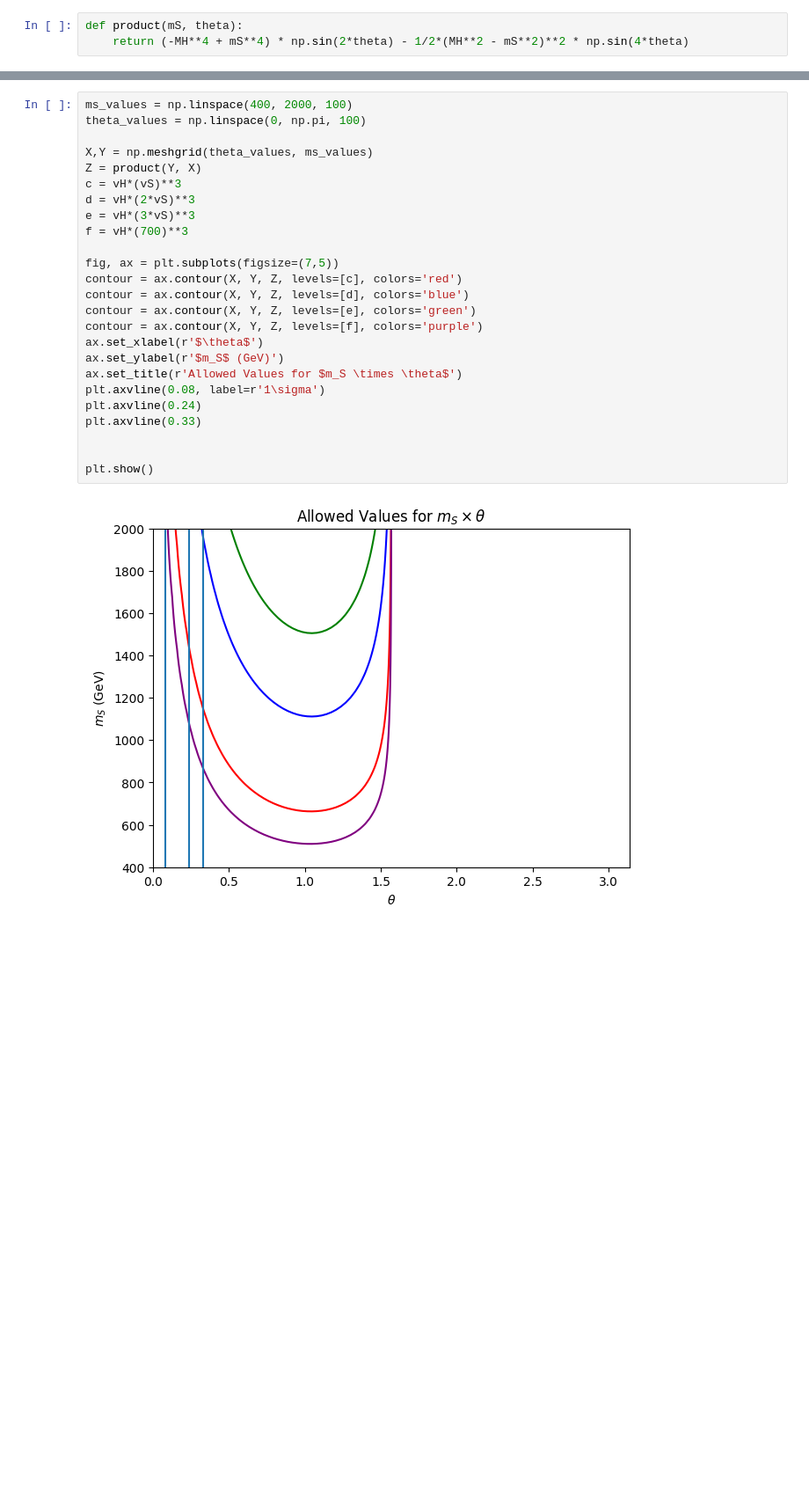
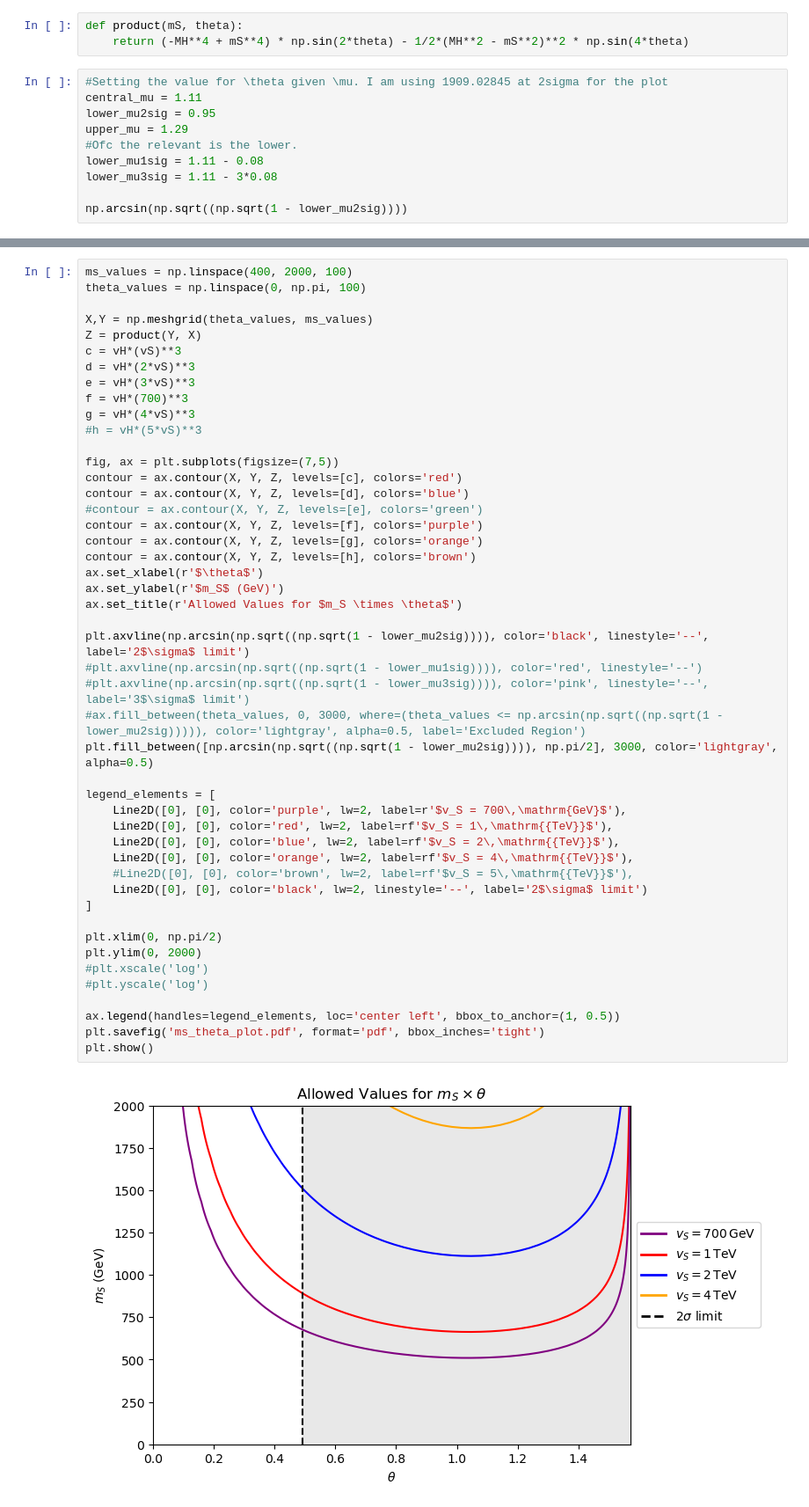
Before and after one commit to robalvess/Goofy-Scalar, a Jupyter notebook: parameter.ipynb, the cells around one changed output, grey strips where cells are left out. Shown at 88% size. Cells and saved outputs as stored; diff of their text form; blank space fills up the shorter version.

```diff
--- a/parameter.ipynb
+++ b/parameter.ipynb
@@ -154,3 +154,13 @@ newh2sig
 # %%
 def product(mS, theta):
     return (-MH**4 + mS**4) * np.sin(2*theta) - 1/2*(MH**2 - mS**2)**2 * np.sin(4*theta)
+# %%
+#Setting the value for \theta given \mu. I am using 1909.02845 at 2sigma for the plot
+central_mu = 1.11
+lower_mu2sig = 0.95
+upper_mu = 1.29
+#Ofc the relevant is the lower.
+lower_mu1sig = 1.11 - 0.08
+lower_mu3sig = 1.11 - 3*0.08
+
+np.arcsin(np.sqrt((np.sqrt(1 - lower_mu2sig))))
@@ -157,27 +169,49 @@ def product(mS, theta):
 # %%
 ms_values = np.linspace(400, 2000, 100)
 theta_values = np.linspace(0, np.pi, 100)
 
 X,Y = np.meshgrid(theta_values, ms_values)
 Z = product(Y, X)
 c = vH*(vS)**3
 d = vH*(2*vS)**3
 e = vH*(3*vS)**3
 f = vH*(700)**3
+g = vH*(4*vS)**3
+#h = vH*(5*vS)**3
 
 fig, ax = plt.subplots(figsize=(7,5))
 contour = ax.contour(X, Y, Z, levels=[c], colors='red')
 contour = ax.contour(X, Y, Z, levels=[d], colors='blue')
-contour = ax.contour(X, Y, Z, levels=[e], colors='green')
+#contour = ax.contour(X, Y, Z, levels=[e], colors='green')
 contour = ax.contour(X, Y, Z, levels=[f], colors='purple')
+contour = ax.contour(X, Y, Z, levels=[g], colors='orange')
+contour = ax.contour(X, Y, Z, levels=[h], colors='brown')
 ax.set_xlabel(r'$\theta$')
 ax.set_ylabel(r'$m_S$ (GeV)')
 ax.set_title(r'Allowed Values for $m_S \times \theta$')
-plt.axvline(0.08, label=r'1\sigma')
-plt.axvline(0.24)
-plt.axvline(0.33)
 
+plt.axvline(np.arcsin(np.sqrt((np.sqrt(1 - lower_mu2sig)))), color='black', linestyle='--', label='2$\sigma$ limit')
+#plt.axvline(np.arcsin(np.sqrt((np.sqrt(1 - lower_mu1sig)))), color='red', linestyle='--')
+#plt.axvline(np.arcsin(np.sqrt((np.sqrt(1 - lower_mu3sig)))), color='pink', linestyle='--', label='3$\sigma$ limit')
+#ax.fill_between(theta_values, 0, 3000, where=(theta_values <= np.arcsin(np.sqrt((np.sqrt(1 - lower_mu2sig))))), color='lightgray', alpha=0.5, label='Excluded Region')
+plt.fill_between([np.arcsin(np.sqrt((np.sqrt(1 - lower_mu2sig)))), np.pi/2], 3000, color='lightgray', alpha=0.5)
 
+legend_elements = [
+    Line2D([0], [0], color='purple', lw=2, label=r'$v_S = 700\,\mathrm{GeV}$'),
+    Line2D([0], [0], color='red', lw=2, label=rf'$v_S = 1\,\mathrm{{TeV}}$'),
+    Line2D([0], [0], color='blue', lw=2, label=rf'$v_S = 2\,\mathrm{{TeV}}$'),
+    Line2D([0], [0], color='orange', lw=2, label=rf'$v_S = 4\,\mathrm{{TeV}}$'),
+    #Line2D([0], [0], color='brown', lw=2, label=rf'$v_S = 5\,\mathrm{{TeV}}$'),
+    Line2D([0], [0], color='black', lw=2, linestyle='--', label='2$\sigma$ limit')
+]
+
+plt.xlim(0, np.pi/2)
+plt.ylim(0, 2000)
+#plt.xscale('log')
+#plt.yscale('log')
+
+ax.legend(handles=legend_elements, loc='center left', bbox_to_anchor=(1, 0.5))
+plt.savefig('ms_theta_plot.pdf', format='pdf', bbox_inches='tight')
 plt.show()
 # %% [output]
-[figure, old version]
+[figure, new version]
```
Also changed, not shown: parts of 4 cells of this notebook, 7 other files.
